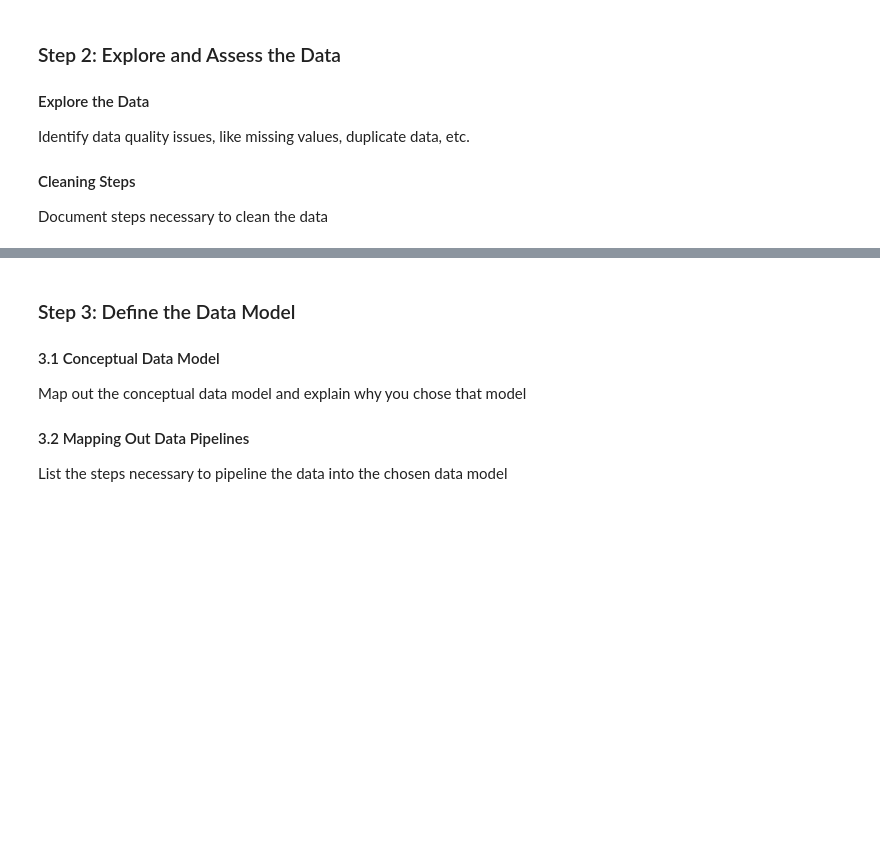
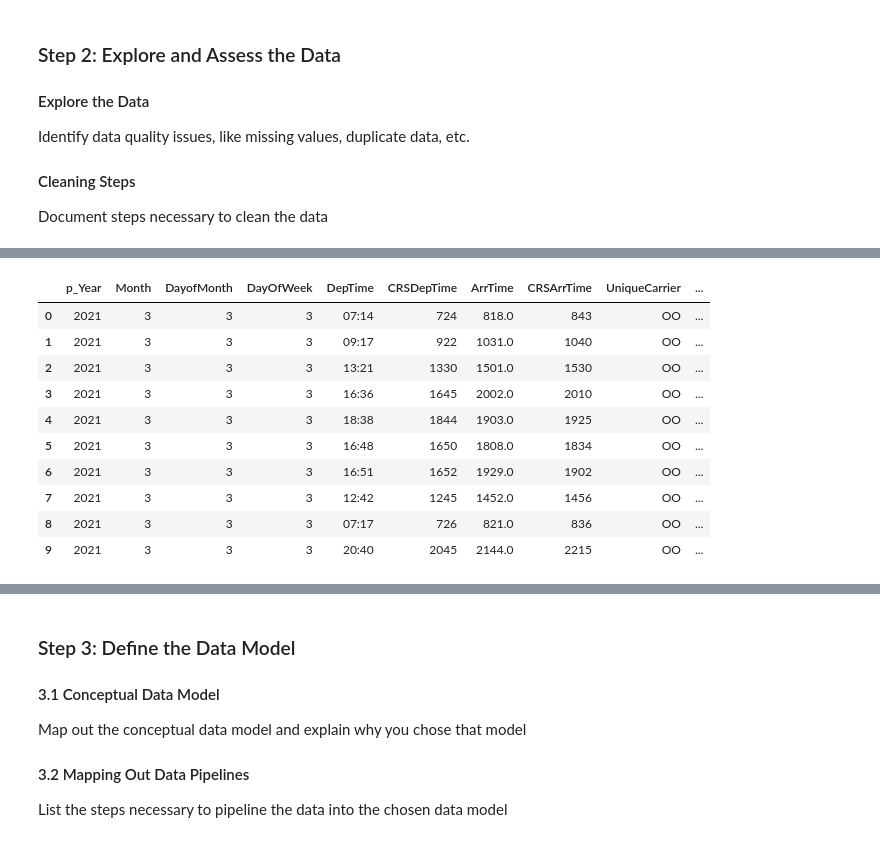
Before and after one commit to ahmed-gharib89/flights-delta-lake, a Jupyter notebook: Capstone Project Template.ipynb, the cells around one changed output, grey strips where cells are left out. Drawn from its saved outputs; the diff is of its cells as text; code cells hidden in the pictures; blank space fills up the shorter version.

```diff
--- a/Capstone Project Template.ipynb
+++ b/Capstone Project Template.ipynb
@@ -300,0 +232,2 @@ Document steps necessary to clean the data
+# %%
+delta_flights = spark.read.table('flight_bronz')
@@ -300,0 +688,13 @@ Document steps necessary to clean the data
+# %%
+test = delta_flights.limit(10)
+# %%
+test2 = (
+    test
+    .withColumn("date", concat_ws("-", col("p_Year"), col("Month"), col("DayofMonth")).cast("date"))
+    .withColumn("DepTime", col("DepTime").cast("integer").cast("string"))
+    .withColumn("DepTime", lpad(col("DepTime"),4,'0'))
+    .withColumn("DepTime", from_unixtime(unix_timestamp(col("DepTime"), "HHmm"),"HH:mm"))
+    .withColumn("Cancelled", col("Cancelled").cast('boolean'))
+    .withColumn("CarrierDelay", col("CarrierDelay").cast('integer'))
+
+)
@@ -300,0 +741,14 @@ Document steps necessary to clean the data
+# %%
+test2.toPandas()
+# %% [output]
+|  | p_Year | Month | DayofMonth | DayOfWeek | DepTime | CRSDepTime | ArrTime | CRSArrTime | UniqueCarrier | ... |
+| 0 | 2021 | 3 | 3 | 3 | 07:14 | 724 | 818.0 | 843 | OO | ... |
+| 1 | 2021 | 3 | 3 | 3 | 09:17 | 922 | 1031.0 | 1040 | OO | ... |
+| 2 | 2021 | 3 | 3 | 3 | 13:21 | 1330 | 1501.0 | 1530 | OO | ... |
+| 3 | 2021 | 3 | 3 | 3 | 16:36 | 1645 | 2002.0 | 2010 | OO | ... |
+| 4 | 2021 | 3 | 3 | 3 | 18:38 | 1844 | 1903.0 | 1925 | OO | ... |
+| 5 | 2021 | 3 | 3 | 3 | 16:48 | 1650 | 1808.0 | 1834 | OO | ... |
+| 6 | 2021 | 3 | 3 | 3 | 16:51 | 1652 | 1929.0 | 1902 | OO | ... |
+| 7 | 2021 | 3 | 3 | 3 | 12:42 | 1245 | 1452.0 | 1456 | OO | ... |
+| 8 | 2021 | 3 | 3 | 3 | 07:17 | 726 | 821.0 | 836 | OO | ... |
+| 9 | 2021 | 3 | 3 | 3 | 20:40 | 2045 | 2144.0 | 2215 | OO | ... |
```
Also changed, not shown: parts of 129 cells of this notebook.
